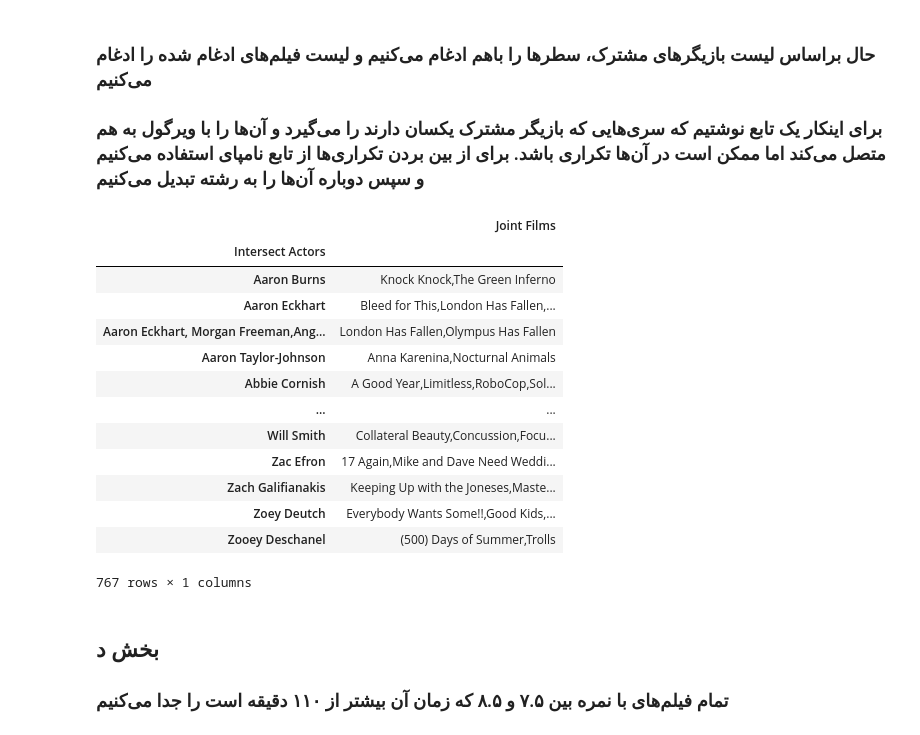
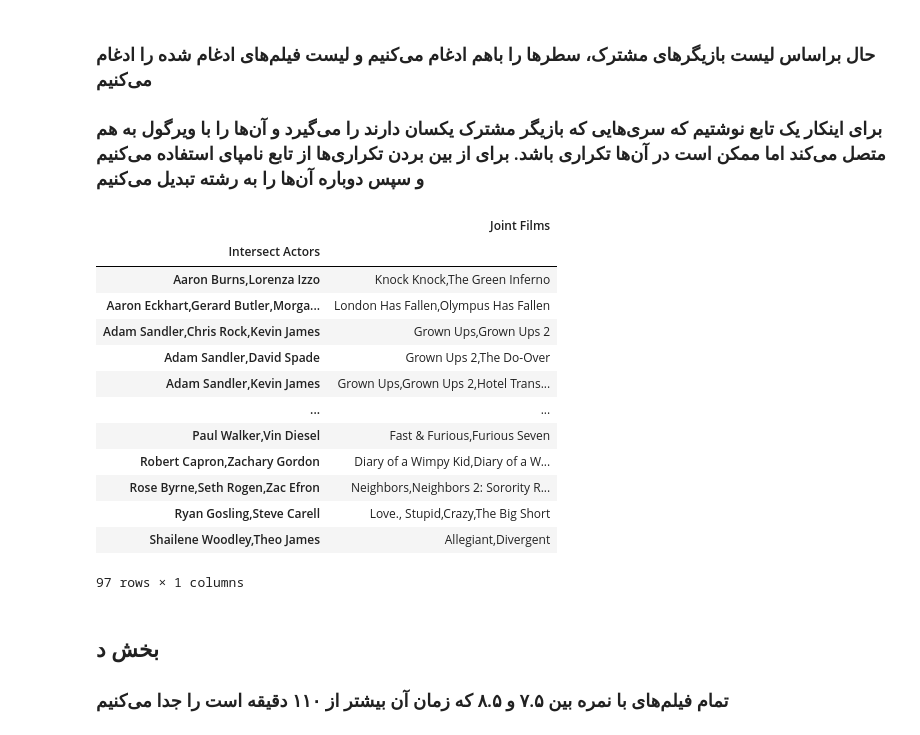
Before and after one commit to amirshabanics/big-data-course, a Jupyter notebook: hw2/q1/main.ipynb, the cells around one changed output. Saved outputs shown, nothing was run; the diff lists cells and outputs as text; code cells hidden in the pictures.

```diff
--- a/hw2/q1/main.ipynb
+++ b/hw2/q1/main.ipynb
@@ -102,7 +102,7 @@ cross_df = cross_df[cross_df.Title_x != cross_df.Title_y]
 # %% [markdown]
 ### ستون جدیدی به نام بازیگران مشترک به آن اضافه می‌کنیم و تمام سطر‌هایی که بازیگر مشترک ندارند را دور می‌اندازیم
 # %%
-cross_df['Intersect Actors'] = cross_df.apply(lambda row: ",".join(np.intersect1d(row.Actors_x, row.Actors_y).tolist()), axis=1)
-cross_df = cross_df[cross_df['Intersect Actors'].str.len() > 0]
+cross_df['Intersect Actors'] = cross_df.apply(lambda row: ",".join(np.sort(np.intersect1d(row.Actors_x, row.Actors_y)).tolist()), axis=1)
+cross_df = cross_df[cross_df['Intersect Actors'].str.split(",").str.len() > 1]
 cross_df['Intersect Actors']
 # %% [output]
@@ -146,32 +146,32 @@ Name: Joint Films, Length: 6862, dtype: object
 # %%
 from functools import reduce
 
 
 def join_films(series):
     films = reduce(lambda x, y: f"{x},{y}", series)
-    return ",".join(np.unique(films.split(',')))
+    return ",".join(np.sort(np.unique(films.split(','))))
 
 
 intersect_actors_in_films = cross_df.pivot_table(values=['Joint Films'], index=[
     'Intersect Actors'], aggfunc={'Joint Films': join_films})
 
 
 intersect_actors_in_films
 # %% [output]
 |  | Joint Films |
 | Intersect Actors |  |
-| Aaron Burns | Knock Knock,The Green Inferno |
-| Aaron Eckhart | Bleed for This,London Has Fallen,... |
-| Aaron Eckhart, Morgan Freeman,Ang... | London Has Fallen,Olympus Has Fallen |
-| Aaron Taylor-Johnson | Anna Karenina,Nocturnal Animals |
-| Abbie Cornish | A Good Year,Limitless,RoboCop,Sol... |
+| Aaron Burns,Lorenza Izzo | Knock Knock,The Green Inferno |
+| Aaron Eckhart,Gerard Butler,Morga... | London Has Fallen,Olympus Has Fallen |
+| Adam Sandler,Chris Rock,Kevin James | Grown Ups,Grown Ups 2 |
+| Adam Sandler,David Spade | Grown Ups 2,The Do-Over |
+| Adam Sandler,Kevin James | Grown Ups,Grown Ups 2,Hotel Trans... |
 | ... | ... |
-| Will Smith | Collateral Beauty,Concussion,Focu... |
-| Zac Efron | 17 Again,Mike and Dave Need Weddi... |
-| Zach Galifianakis | Keeping Up with the Joneses,Maste... |
-| Zoey Deutch | Everybody Wants Some!!,Good Kids,... |
-| Zooey Deschanel | (500) Days of Summer,Trolls |
+| Paul Walker,Vin Diesel | Fast & Furious,Furious Seven |
+| Robert Capron,Zachary Gordon | Diary of a Wimpy Kid,Diary of a W... |
+| Rose Byrne,Seth Rogen,Zac Efron | Neighbors,Neighbors 2: Sorority R... |
+| Ryan Gosling,Steve Carell | Love., Stupid,Crazy,The Big Short |
+| Shailene Woodley,Theo James | Allegiant,Divergent |
-767 rows × 1 columns
+97 rows × 1 columns
 # %% [markdown]
 ## بخش د
 
```
Also changed, not shown: parts of 11 cells of this notebook, 4 other files.
